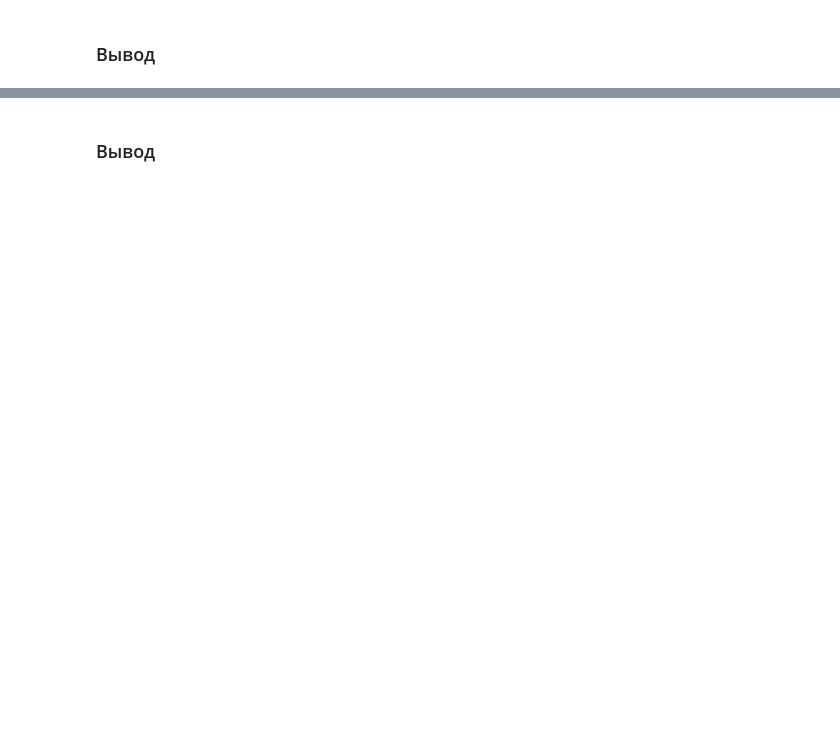
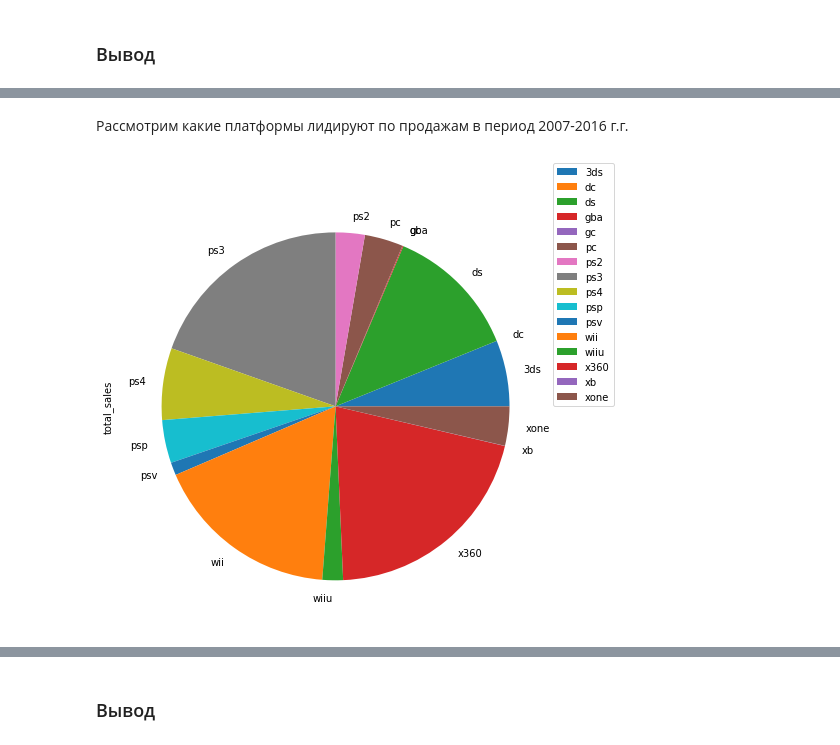
Before and after one commit to nyalekseevna/yandex_praktikum_projects, a Jupyter notebook: game_platform_EDA/game_platform_EDA.ipynb, the cells around one changed output, grey strips where cells are left out. Cells and saved outputs as stored; diff of their text form; code cells hidden in the pictures; blank space fills up the shorter version.

```diff
--- a/game_platform_EDA/game_platform_EDA.ipynb
+++ b/game_platform_EDA/game_platform_EDA.ipynb
@@ -555,0 +242,4 @@ Peterburg_state_day.corr()
+# %%
+#оставим в таблице данные только за вырбанный период 2007-2016 г.г.
+games = games.query('year_of_release >= 2007')
+games.head()
@@ -555,0 +253,11 @@ Peterburg_state_day.corr()
+# %% [markdown]
+Рассмотрим какие платформы лидируют по продажам в период 2007-2016 г.г.
+# %%
+games_sales = games.pivot_table(index='platform', values='total_sales', aggfunc='sum').reset_index()
+games_sales.columns = ['platform', 'total_sales']
+labels = games_sales['platform']
+games_sales.plot.pie(y='total_sales', labels = labels, figsize=(8, 8))
+plt.legend(loc=(1, 0.5))
+plt.show()
+# %% [output]
+[figure, added]
```
Also changed, not shown: parts of 171 cells of this notebook.
